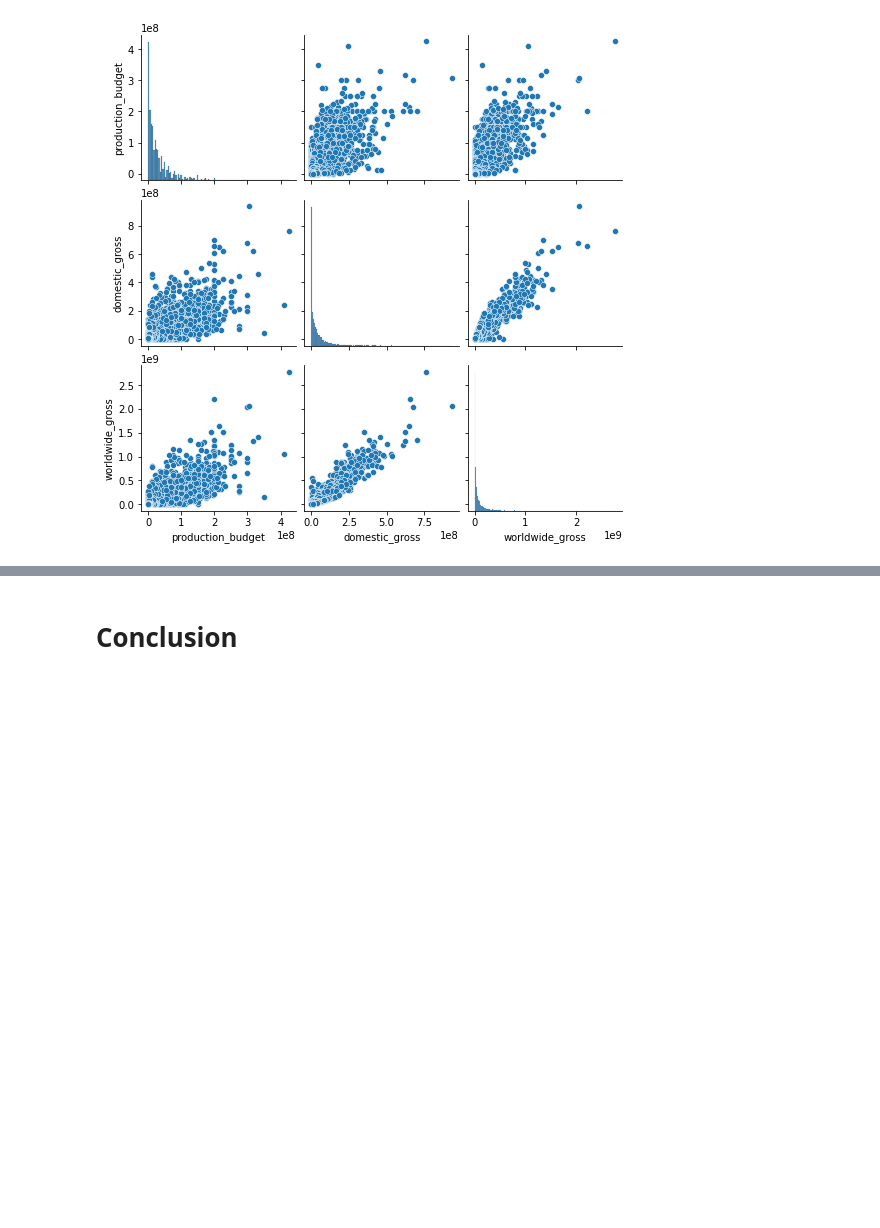
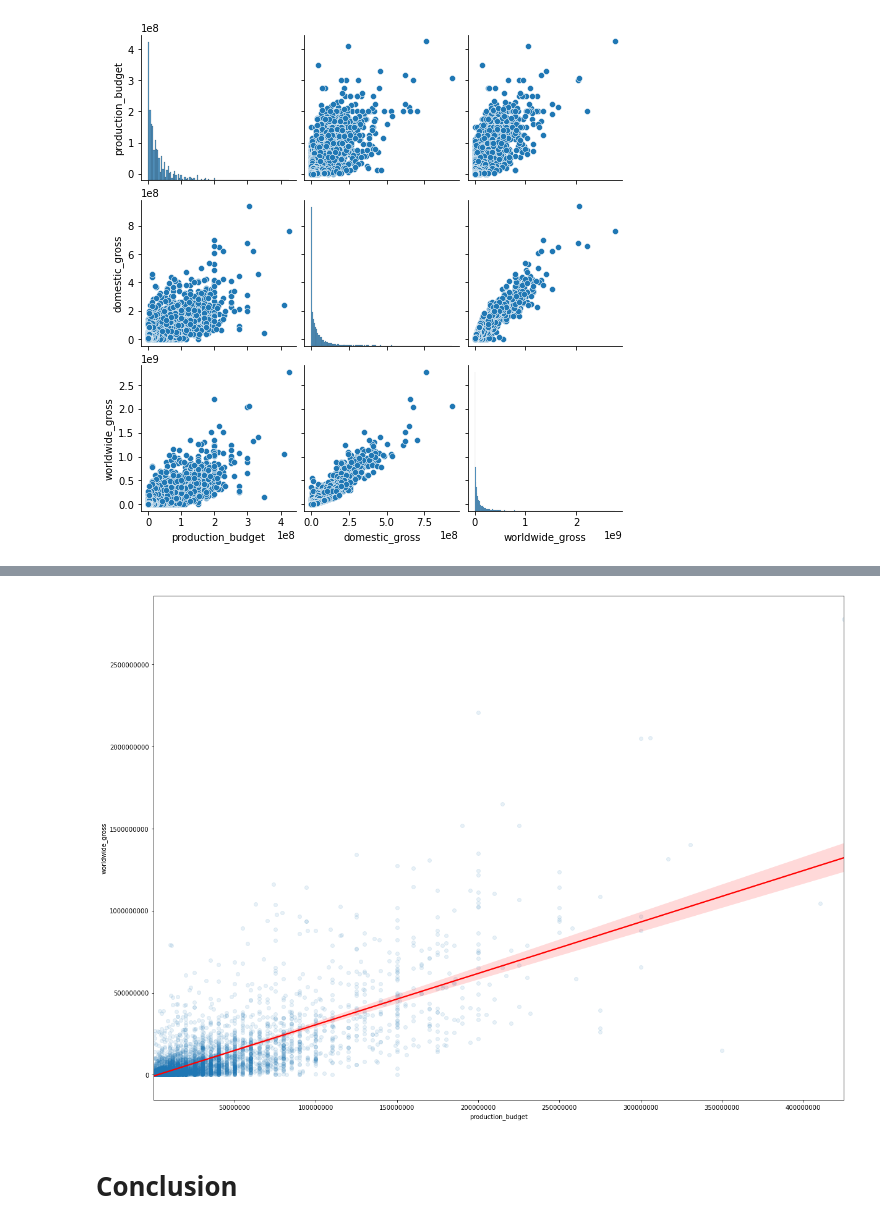
Before and after one commit to adammarianacci/Microsoft_Movie_Analysis, a Jupyter notebook: Notebook.ipynb, the cells around one changed output, grey strips where cells are left out. Saved outputs shown, nothing was run; the diff lists cells and outputs as text; code cells hidden in the pictures; blank space fills up the shorter version.

```diff
--- a/Notebook.ipynb
+++ b/Notebook.ipynb
@@ -535,3 +555,16 @@ sns.pairplot(sorted_worldwide_gross_movie_budgets_df)
+# %%
+plt.figure(figsize = (20, 15))
+plt.ticklabel_format(style='plain')
+sns.regplot(
+    data = sorted_worldwide_gross_movie_budgets_df,
+    x = "production_budget",
+    y = "worldwide_gross",
+    scatter_kws = {"alpha": 0.1},
+    line_kws = {"color": "red"}
+)
+plt.savefig("budget_wgross.jpg")
+# %% [output]
+[figure, added]
 # %% [markdown]
 # Conclusion
 # %% [markdown]
```
Also changed, not shown: parts of 3 cells of this notebook, 2 other files.
